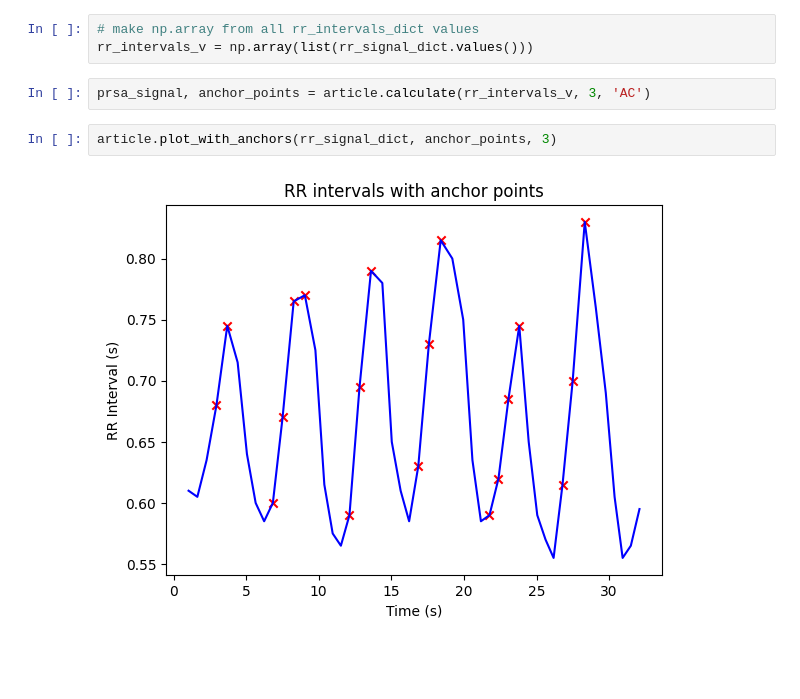
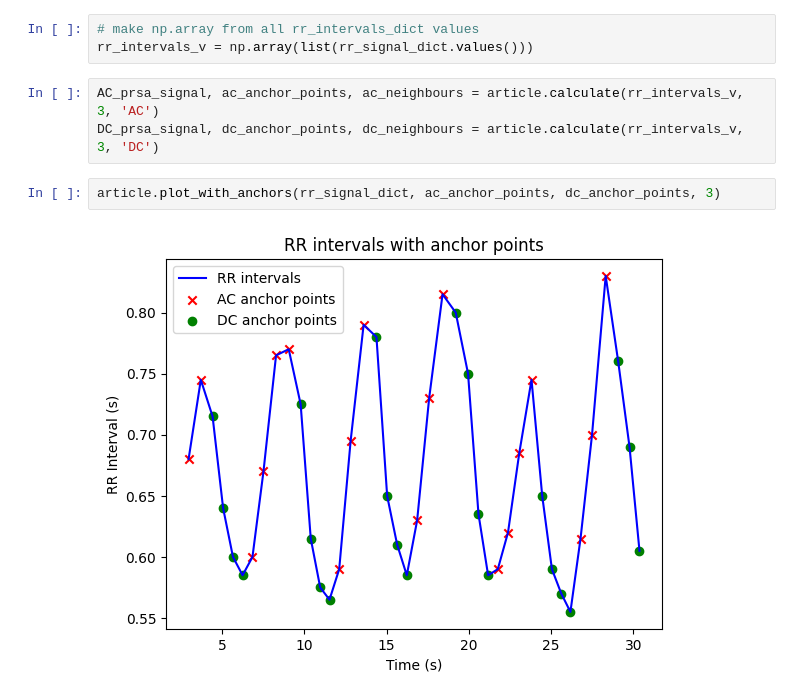
Before and after one commit to IgnacyBerent/BrainLab, a Jupyter notebook: article_images.ipynb, the cells around one changed output. Drawn from its saved outputs; the diff is of its cells as text; blank space fills up the shorter version.

Commit message:
Finishing plots for presentation

```diff
--- a/article_images.ipynb
+++ b/article_images.ipynb
@@ -32,9 +32,10 @@ rr_signal_dict = article.get_rr_intervals_with_time(df, 0.8, 110, True, 'rr_inte
 # %%
 # make np.array from all rr_intervals_dict values
 rr_intervals_v = np.array(list(rr_signal_dict.values()))
-# %%
-prsa_signal, anchor_points = article.calculate(rr_intervals_v, 3, 'AC')
+# %%
+AC_prsa_signal, ac_anchor_points, ac_neighbours = article.calculate(rr_intervals_v, 3, 'AC')
+DC_prsa_signal, dc_anchor_points, dc_neighbours = article.calculate(rr_intervals_v, 3, 'DC')
 # %%
-article.plot_with_anchors(rr_signal_dict, anchor_points, 3)
+article.plot_with_anchors(rr_signal_dict, ac_anchor_points, dc_anchor_points, 3)
 # %% [output]
-[figure, old version]
+[figure, new version]
```
Also changed, not shown: parts of 2 cells of this notebook.
